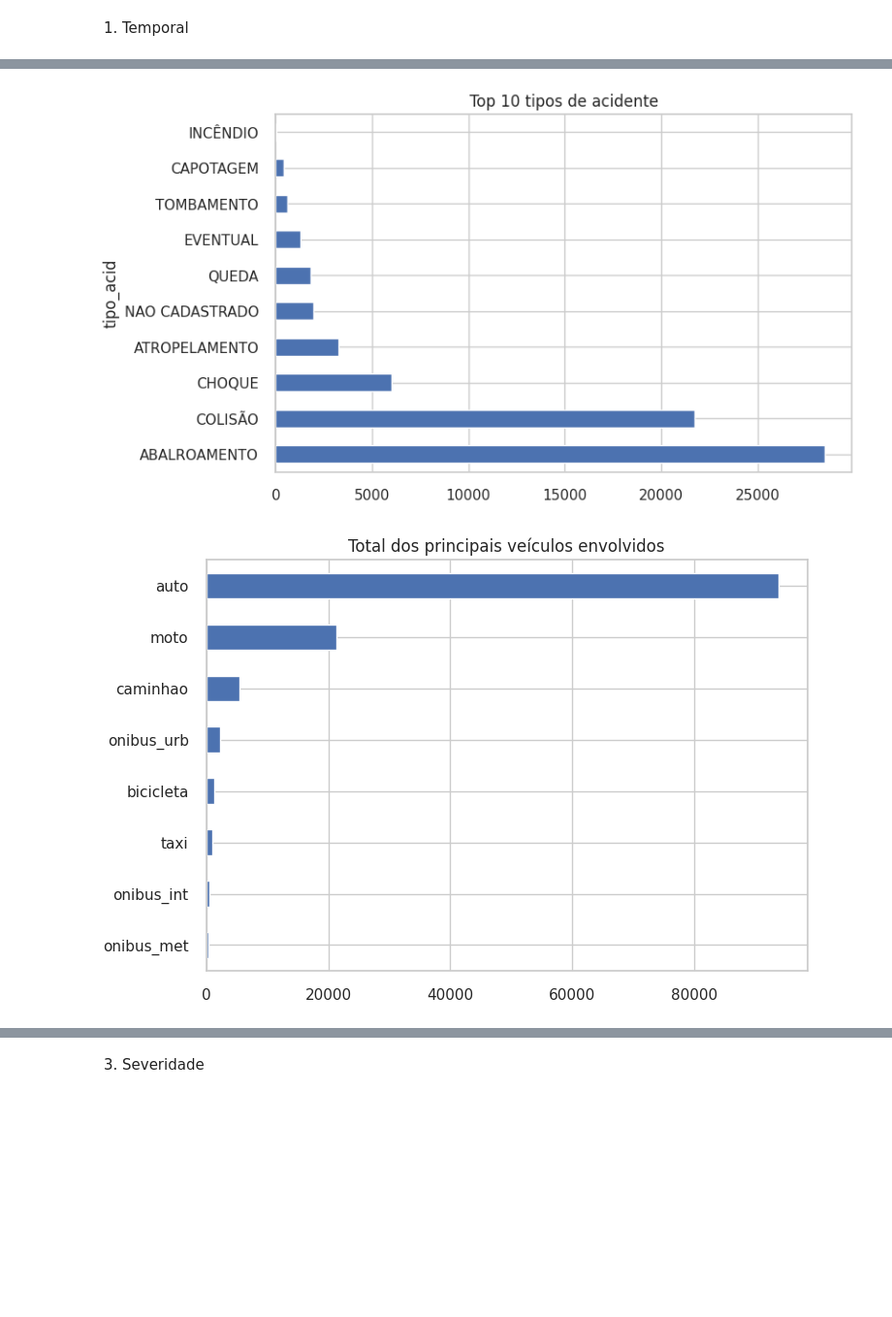
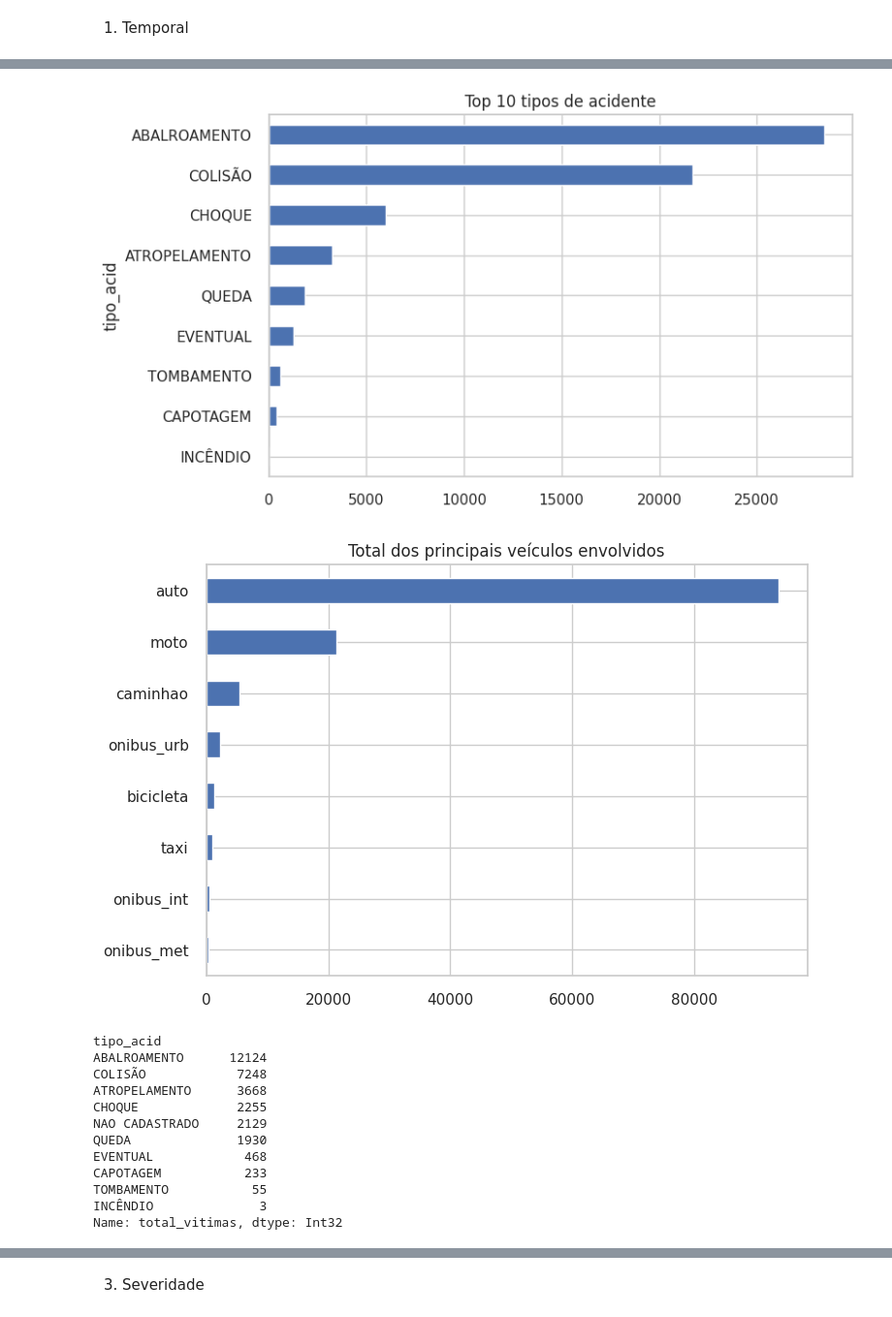
Before and after one commit to nandasiq/acidentes-poa, a Jupyter notebook: jupyter/01_exploracao.ipynb, the cells around one changed output, grey strips where cells are left out. Shown: that part at 97% size. Cells and saved outputs as stored; diff of their text form; code cells hidden in the pictures; blank space fills up the shorter version.

```diff
--- a/jupyter/01_exploracao.ipynb
+++ b/jupyter/01_exploracao.ipynb
@@ -211,6 +211,12 @@ cols_veiculos = ["auto", "moto", "onibus_urb", "caminhao",
              "bicicleta", "onibus_met", "onibus_int", "taxi"]
 
 df['soma_veiculos'] = df[cols_veiculos].sum(axis=1)
+
+# Cria coluna total de vítimas
+df_20_24["total_vitimas"] = (
+    df_20_24["feridos"].fillna(0) +
+    df_20_24["fatais"].fillna(0)
+)
 # %% [markdown]
 3) Salva DataFrames tratatos
 # %%
@@ -231,6 +237,12 @@ salvar_parquet(df_2025, "../dados/intermediarios/df_2025.parquet")
 df_20_24["ano_mes"] = df_20_24["data"].dt.to_period("M")
 ax = df_20_24["ano_mes"].value_counts().sort_index().plot(kind="bar", figsize=(12,4))
 ax.set_title("Acidentes por mês (2020–2024)")
+plt.show()
+
+# Distribuição por ano
+df_20_24["ano"] = df_20_24["data"].dt.to_period("Y")
+ax = df_20_24["ano"].value_counts().sort_index().plot(kind="bar", figsize=(12,4))
+ax.set_title("Acidentes por ano (2020–2024)")
 plt.show()
 
 # Dias da semana
@@ -255,14 +269,59 @@ plt.show()
 # %%
 # Top 10 tipos de acidente
-df_20_24["tipo_acid"].value_counts().head(10).plot(kind="barh", figsize=(8,5))
+df_plot = (
+    df_20_24["tipo_acid"]
+    .replace("NAO CADASTRADO", np.nan)   # trata como missing
+    .dropna()                            # remove para visualização
+)
+
+df_plot.value_counts().head(10).iloc[::-1].plot(kind="barh", figsize=(8,5))
 plt.title("Top 10 tipos de acidente")
 plt.show()
 
 
 # Veículos mais envolvidos
 df_20_24[cols_veiculos].sum().sort_values().plot(kind="barh")
 plt.title("Total dos principais veículos envolvidos")
 plt.show()
+
+
+# Cria coluna com total de vítimas (feridos + fatais)
+df_20_24["total_vitimas"] = (
+    df_20_24["feridos"].fillna(0) +
+    df_20_24["fatais"].fillna(0)
+)
+
+# Agrupa por tipo de acidente e soma vítimas
+acidentes_vitimas = (
+    df_20_24.groupby("tipo_acid")["total_vitimas"]
+    .sum()
+    .sort_values(ascending=False)
+)
+
+# Exibe top 10 tipos de acidente com mais vítimas
+print(acidentes_vitimas.head(10))
+
+# Plot
+acidentes_vitimas.head(10).plot(
+    kind="barh", figsize=(8,5), color="tomato"
+)
+plt.title("Tipos de acidente com maior número de vítimas (2020–2024)")
+plt.xlabel("Total de vítimas")
+plt.ylabel("Tipo de acidente")
+plt.gca().invert_yaxis()  # deixa o maior no topo
+plt.show()
 # %% [output]
-[figure, old version]
+[figure, new version]
 [figure]
+tipo_acid
+ABALROAMENTO      12124
+COLISÃO            7248
+ATROPELAMENTO      3668
+CHOQUE             2255
+NAO CADASTRADO     2129
+QUEDA              1930
+EVENTUAL            468
+CAPOTAGEM           233
+TOMBAMENTO           55
+INCÊNDIO              3
+Name: total_vitimas, dtype: Int32
```
Also changed, not shown: parts of 5 cells of this notebook, 4 other files.
